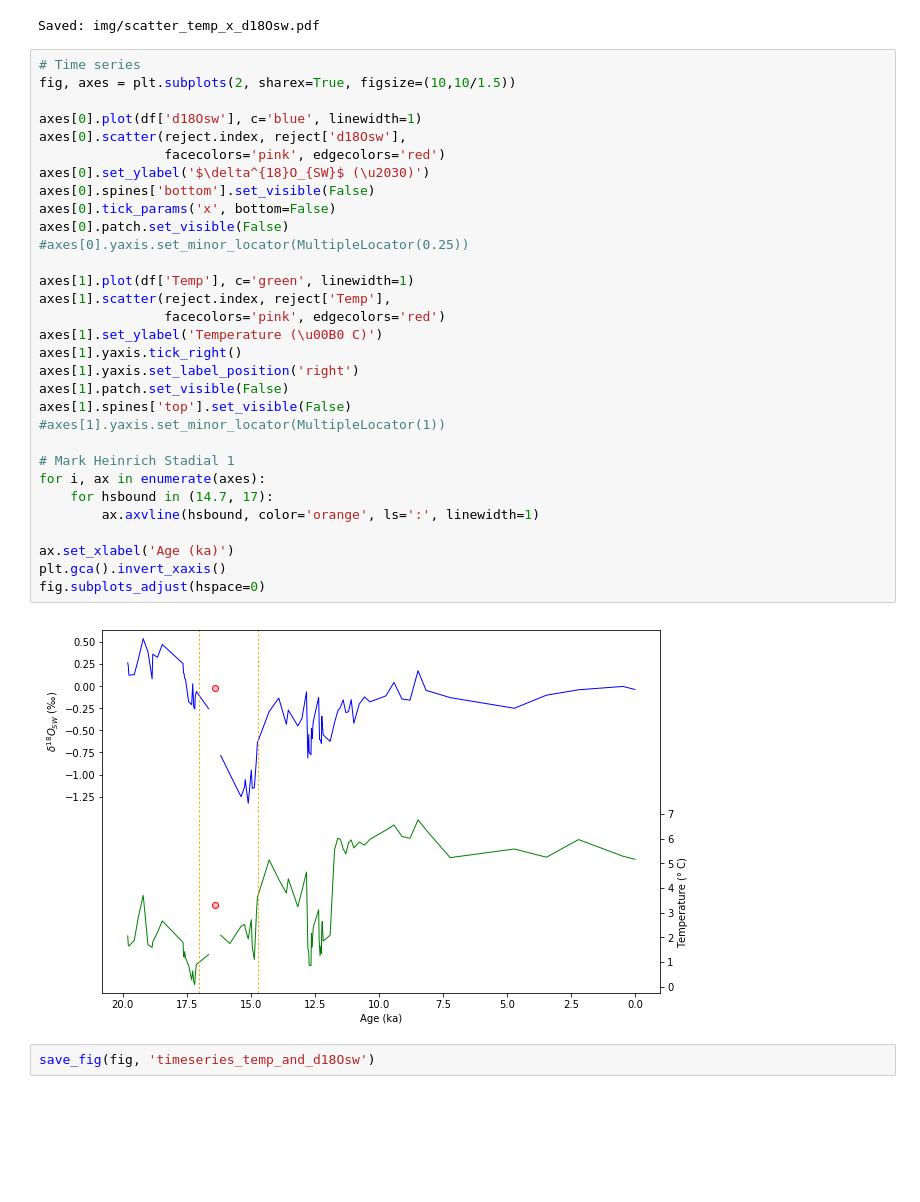
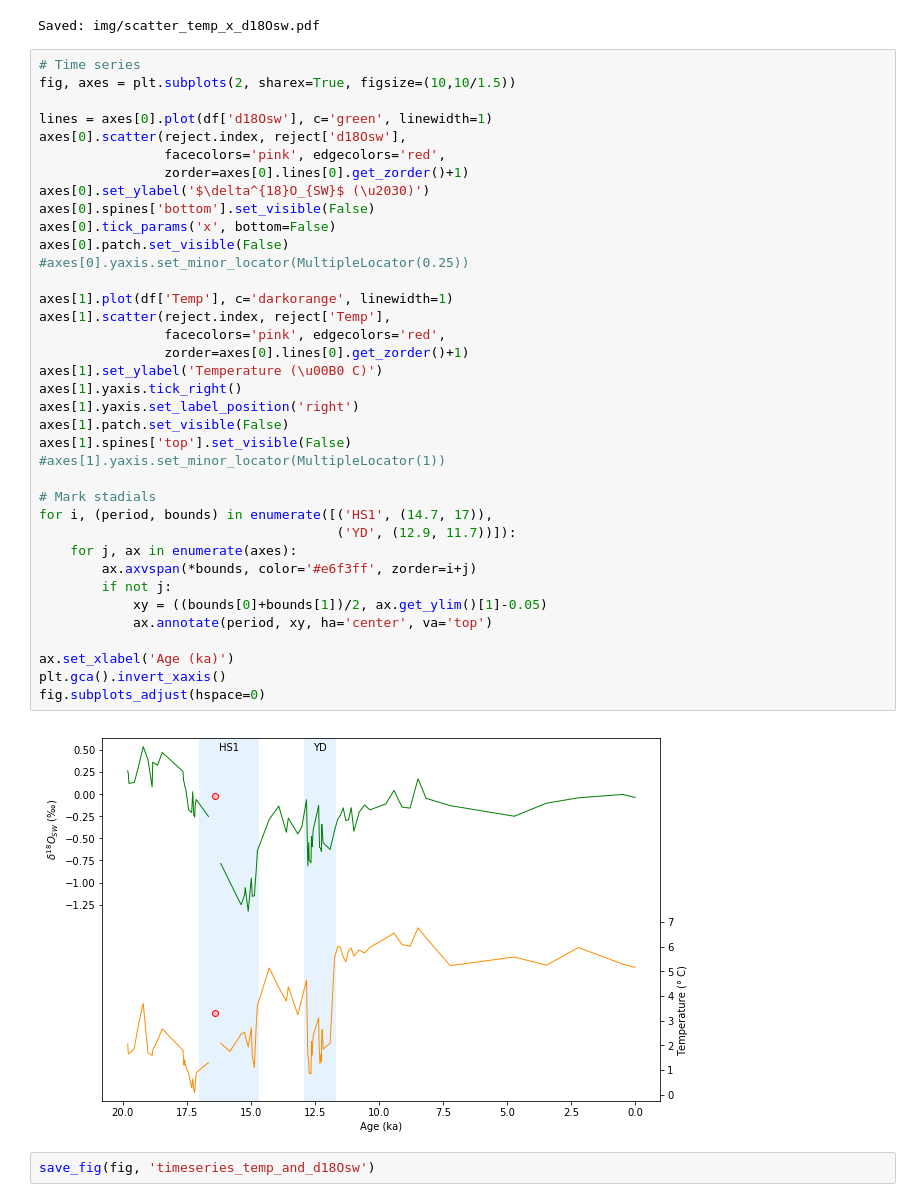
Before and after one commit to stainbank/deglacial-circulation, a Jupyter notebook: exercise1.ipynb, the cells around one changed output. Cells and saved outputs as stored; diff of their text form; blank space fills up the shorter version.

Commit message:
Mark Younger Dryas on time series

```diff
--- a/exercise1.ipynb
+++ b/exercise1.ipynb
@@ -116,36 +116,42 @@ Saved: img/scatter_temp_x_d18Osw.pdf
 # %%
 # Time series
 fig, axes = plt.subplots(2, sharex=True, figsize=(10,10/1.5))
 
-axes[0].plot(df['d18Osw'], c='blue', linewidth=1)
+lines = axes[0].plot(df['d18Osw'], c='green', linewidth=1)
 axes[0].scatter(reject.index, reject['d18Osw'],
-                facecolors='pink', edgecolors='red')
+                facecolors='pink', edgecolors='red',
+                zorder=axes[0].lines[0].get_zorder()+1)
 axes[0].set_ylabel('$\delta^{18}O_{SW}$ (\u2030)')
 axes[0].spines['bottom'].set_visible(False)
 axes[0].tick_params('x', bottom=False)
 axes[0].patch.set_visible(False)
 #axes[0].yaxis.set_minor_locator(MultipleLocator(0.25))
 
-axes[1].plot(df['Temp'], c='green', linewidth=1)
+axes[1].plot(df['Temp'], c='darkorange', linewidth=1)
 axes[1].scatter(reject.index, reject['Temp'],
-                facecolors='pink', edgecolors='red')
+                facecolors='pink', edgecolors='red',
+                zorder=axes[0].lines[0].get_zorder()+1)
 axes[1].set_ylabel('Temperature (\u00B0 C)')
 axes[1].yaxis.tick_right()
 axes[1].yaxis.set_label_position('right')
 axes[1].patch.set_visible(False)
 axes[1].spines['top'].set_visible(False)
 #axes[1].yaxis.set_minor_locator(MultipleLocator(1))
 
-# Mark Heinrich Stadial 1
-for i, ax in enumerate(axes):
-    for hsbound in (14.7, 17):
-        ax.axvline(hsbound, color='orange', ls=':', linewidth=1)
+# Mark stadials
+for i, (period, bounds) in enumerate([('HS1', (14.7, 17)),
+                                      ('YD', (12.9, 11.7))]):
+    for j, ax in enumerate(axes):
+        ax.axvspan(*bounds, color='#e6f3ff', zorder=i+j)
+        if not j:
+            xy = ((bounds[0]+bounds[1])/2, ax.get_ylim()[1]-0.05)
+            ax.annotate(period, xy, ha='center', va='top')
 
 ax.set_xlabel('Age (ka)')
 plt.gca().invert_xaxis()
 fig.subplots_adjust(hspace=0)
 # %% [output]
-[figure, old version]
+[figure, new version]
 # %%
 save_fig(fig, 'timeseries_temp_and_d18Osw')
 # %% [output]
```
Also changed, not shown: 3 other files.
